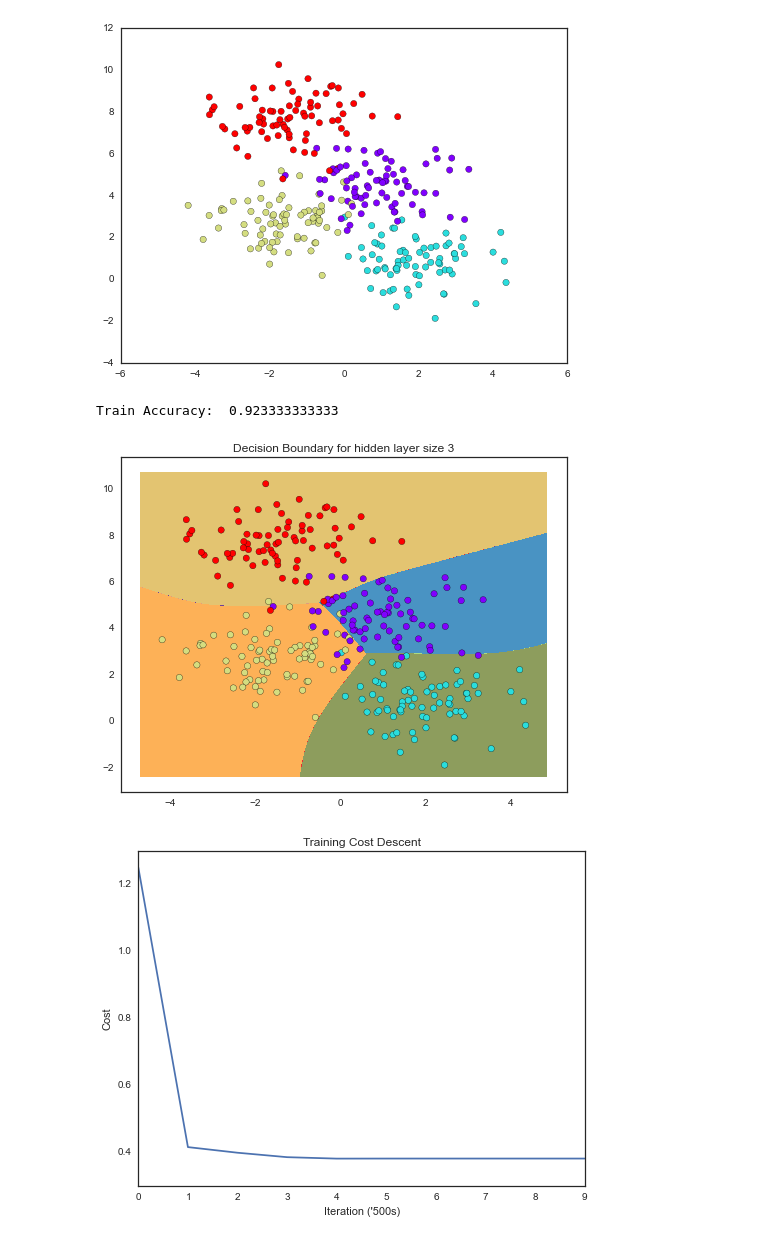
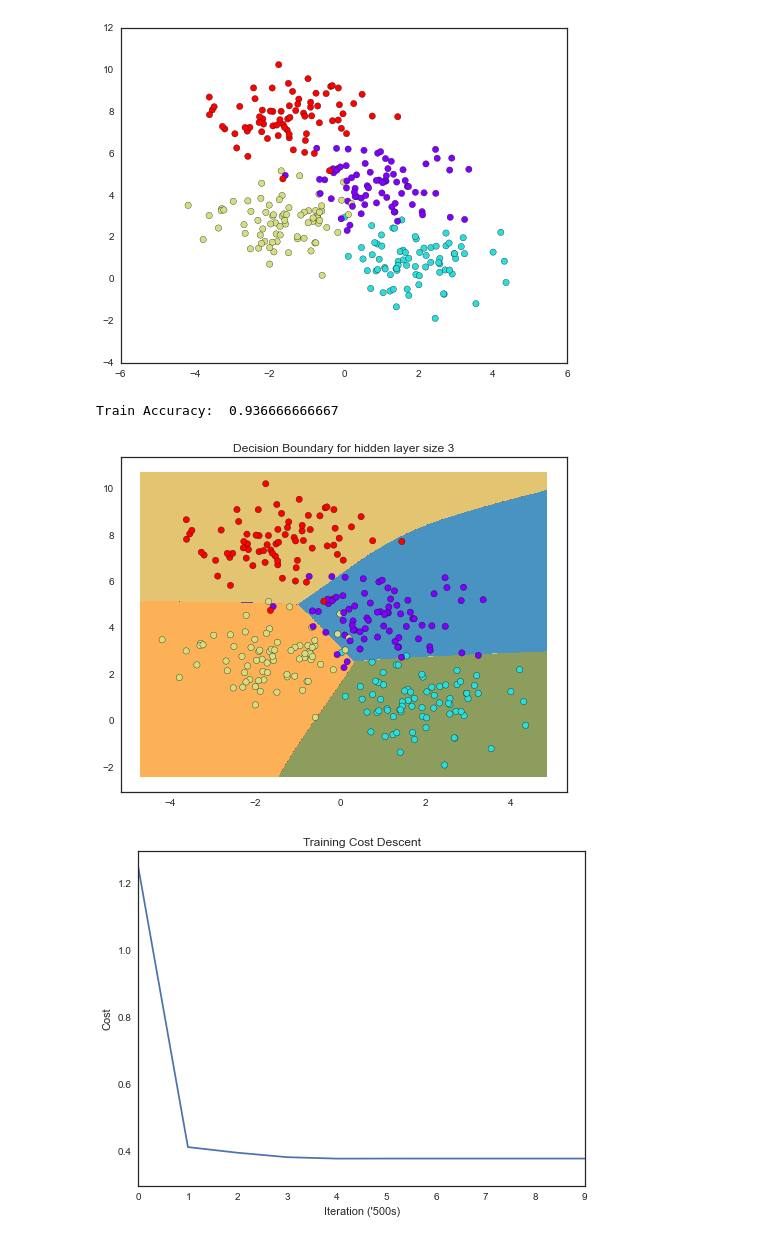
Before and after one commit to Libardo1/NNet, a Jupyter notebook: Sandbox.ipynb, the cells around one changed output. Cells and saved outputs as stored; diff of their text form; code cells hidden in the pictures.

Commit message:
Add mini batch and scaling

```diff
--- a/Sandbox.ipynb
+++ b/Sandbox.ipynb
@@ -38,6 +54,19 @@ class NeuralNet(object):
     def __init__(self, input_dim, output_dim):
         self.nn_input_dim = input_dim # input layer dimensionality
         self.nn_output_dim = output_dim # output layer dimensionality
+
+    def scale_fit(self, X):
+        """
+        Record mean and standard deviation of input data per features
+        """
+        self.mean = np.mean(X, axis = 0)
+        self.std = np.std(X, axis = 0, ddof=1)
+
+    def scale_transform(self, X):
+        """
+        Apply scaling transform
+        """
+        return (X - self.mean) / self.std
 
     def forward_prop(self, X):
         """
@@ -73,13 +102,18 @@ class NeuralNet(object):
         """
         Function predicts class label based on output probabilities
         """
+        if self.scale:
+            X = self.scale_transform(X)
+
         probs, _ = self.forward_prop(X)
         return np.argmax(probs, axis=1)
 
-    def build_model(self, X, nn_hdim, epsilon = 0.01, reg_lambda = 0.01, num_passes = 10000, print_loss = False):
+    def build_model(self, X, y, nn_hdim, epsilon = 0.01, reg_lambda = 0.01, num_passes = 10000, print_loss = False,
+                    stochastic_mini_batch_size = None, scale = False):
         """
         function initializes parameters and performs backpropagation and batch gradient descent
         """
+        self.scale = scale
         self.num_examples = len(X)
         self.reg_lambda = reg_lambda
 
@@ -93,20 +127,31 @@ class NeuralNet(object):
         # Learned model parmeters
         self.model = { 'W1': W1, 'b1': b1, 'W2': W2, 'b2': b2, 'loss': []}
 
+        # input scaling
+        if self.scale:
+            self.scale_fit(X)
+            X = self.scale_transform(X)
+
         # Gradient descent
         for i in xrange(0, num_passes):
 
-            probs, a1 = self.forward_prop(X)
+            idx = range(self.num_examples)
+
+            # stochastic mini batch sampling
+            if stochastic_mini_batch_size != None and stochastic_mini_batch_size <= self.num_examples:
+                idx = np.random.randint(self.num_examples, size=stochastic_mini_batch_size)
+
+            probs, a1 = self.forward_prop(X[idx,:])
 
             W1, b1, W2, b2 = self.model['W1'], self.model['b1'], self.model['W2'], self.model['b2']
 
             # Backpropagation
             delta3 = probs
-            delta3[range(self.num_examples), y] -= 1
+            delta3[range(len(idx)), y[idx]] -= 1
             dW2 = (a1.T).dot(delta3)
             db2 = np.sum(delta3, axis=0, keepdims=True)
             delta2 = delta3.dot(W2.T) * (1 - np.power(a1, 2))
-            dW1 = np.dot(X.T, delta2)
+            dW1 = np.dot(X[idx,:].T, delta2)
             db1 = np.sum(delta2, axis=0)
 
             # Add regularization terms
@@ -197,17 +242,17 @@ plt.scatter(X[:, 0], X[:, 1], marker='o', s=40, c=y, cmap=plt.cm.rainbow)
 # %%
 np.random.seed(0)
 X, y = datasets.make_blobs(n_samples= 300, n_features=2, centers=4)
 
 NN = NeuralNet(input_dim = 2, output_dim = 4)
-model = NN.build_model(X, 4, epsilon=0.005, reg_lambda= 5, num_passes=5000)
+model = NN.build_model(X, y, 4, epsilon=0.005, reg_lambda= 5, num_passes=5000, scale=True)
 
 print "Train Accuracy: ",np.mean(NN.predict(X) == y)
 # Plot the decision boundary
 plot_decision_boundary(lambda x: NN.predict(x), X, y)
 plt.title("Decision Boundary for hidden layer size 3");
 # %% [output]
-Train Accuracy:  0.923333333333
+Train Accuracy:  0.936666666667
-[figure, old version]
+[figure, new version]
 # %%
 # Check if your model reached convergence
 plt.plot(xrange(len(model['loss'])), model['loss'])
```
Also changed, not shown: parts of 9 cells of this notebook, 1 other file.
